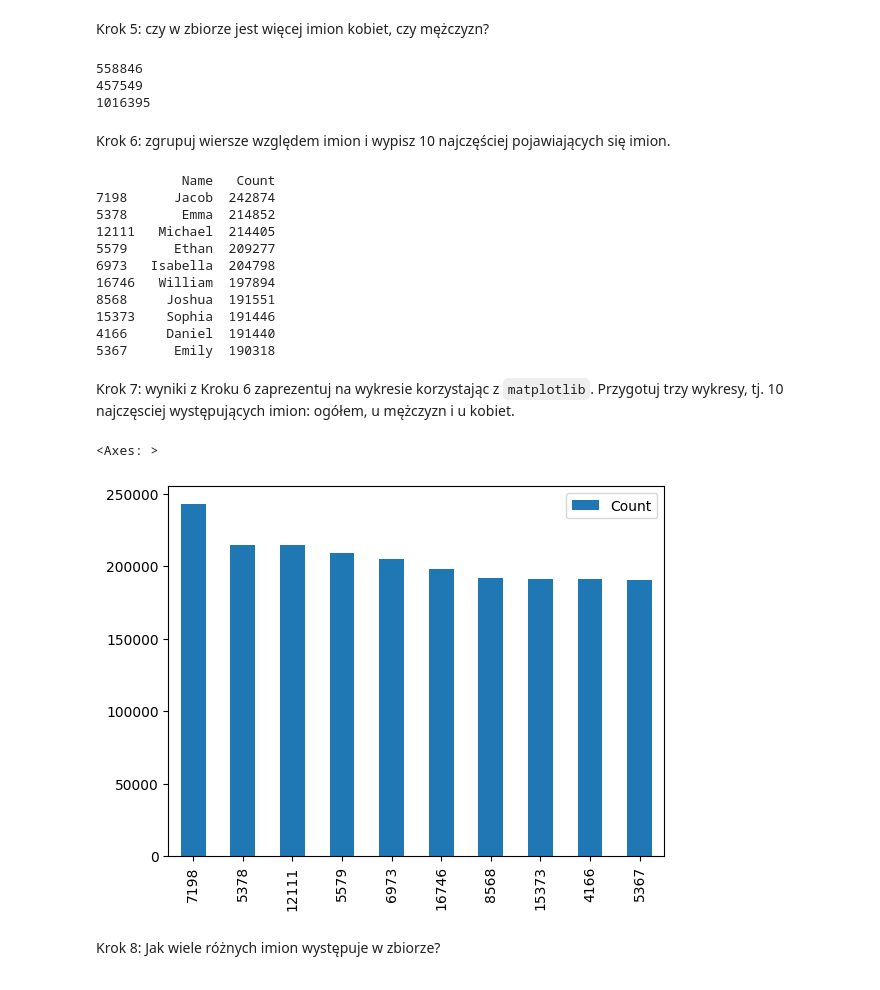
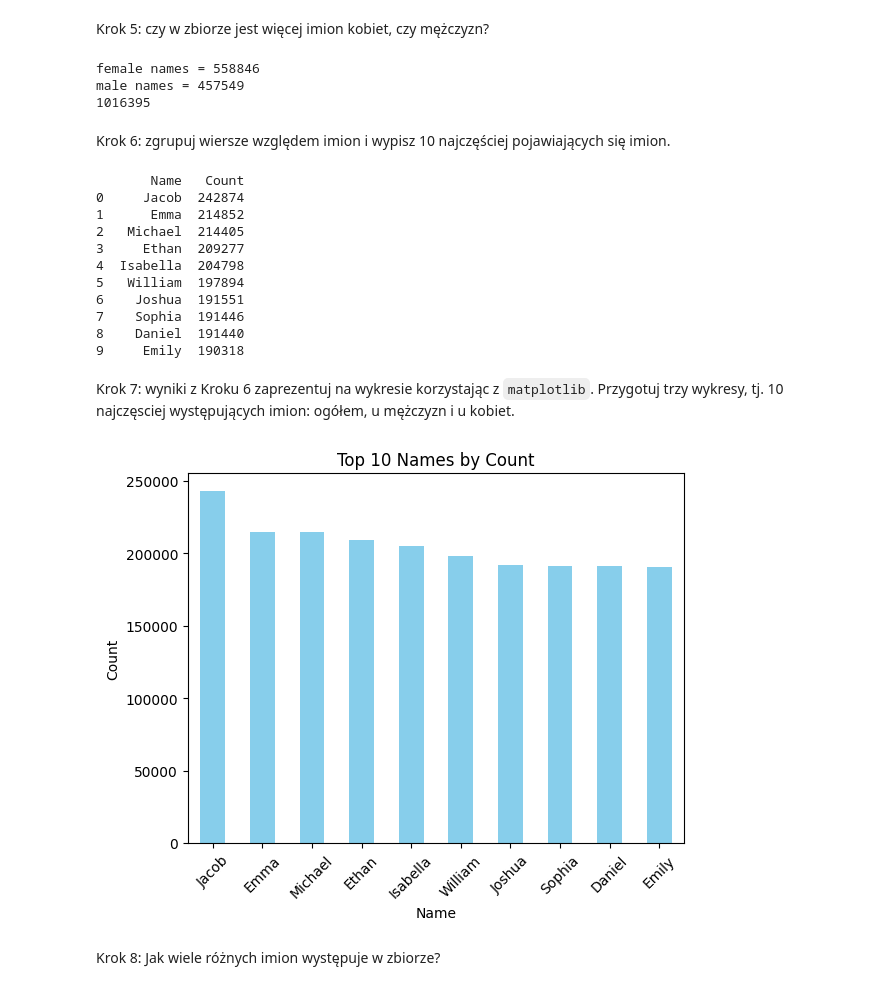
Before and after one commit to Frang84/effective_python, a Jupyter notebook: lab12.ipynb, the cells around one changed output. Saved outputs shown, nothing was run; the diff lists cells and outputs as text; code cells hidden in the pictures.

```diff
--- a/lab12.ipynb
+++ b/lab12.ipynb
@@ -60,40 +60,52 @@ Krok 5: czy w zbiorze jest więcej imion kobiet, czy mężczyzn?
 # %%
 femCount = df.loc[df.Gender == 'F', 'Gender'].count()
 malCount = df.loc[df.Gender == 'M', 'Gender'].count()
-print(femCount)
-print(malCount)
+print(f'female names = {femCount}')
+print(f'male names = {malCount}')
 print(malCount + femCount)
 # %% [output]
-558846
-457549
+female names = 558846
+male names = 457549
 1016395
 # %% [markdown]
 Krok 6: zgrupuj wiersze względem imion i wypisz 10 najczęściej pojawiających się imion.
 # %%
 
-dfTop10 = df.groupby('Name')['Count'].sum().reset_index().sort_values(by='Count', ascending=False).head(10)
+dfTop10 = (
+    df.groupby('Name')['Count']
+    .sum()
+    .reset_index()
+    .sort_values(by='Count', ascending=False)
+    .head(10)
+)
+dfTop10 = dfTop10.reset_index(drop=True)
+
 print(dfTop10)
 # %% [output]
-           Name   Count
-7198      Jacob  242874
-5378       Emma  214852
-12111   Michael  214405
-5579      Ethan  209277
-6973   Isabella  204798
-16746   William  197894
-8568     Joshua  191551
-15373    Sophia  191446
-4166     Daniel  191440
-5367      Emily  190318
+       Name   Count
+0     Jacob  242874
+1      Emma  214852
+2   Michael  214405
+3     Ethan  209277
+4  Isabella  204798
+5   William  197894
+6    Joshua  191551
+7    Sophia  191446
+8    Daniel  191440
+9     Emily  190318
 # %% [markdown]
 Krok 7: wyniki z Kroku 6 zaprezentuj na wykresie korzystając z `matplotlib`. Przygotuj trzy wykresy, tj. 10 najczęsciej występujących imion: ogółem, u mężczyzn i u kobiet.
-# %%
-import matplotlib.pyplot as plt
-
-dfTop10.plot(kind='bar')
-# %% [output]
-<Axes: >
-[figure, removed]
+# %%
+import matplotlib.pyplot as plt
+
+dfTop10.plot(kind='bar', x='Name', y='Count', legend=False, color='skyblue')
+plt.xlabel('Name')
+plt.ylabel('Count')
+plt.title('Top 10 Names by Count')
+plt.xticks(rotation=45)
+plt.show()
+# %% [output]
+[figure, added]
 # %% [markdown]
 Krok 8: Jak wiele różnych imion występuje w zbiorze?
 # %%
```
Also changed, not shown: parts of 3 cells of this notebook.
